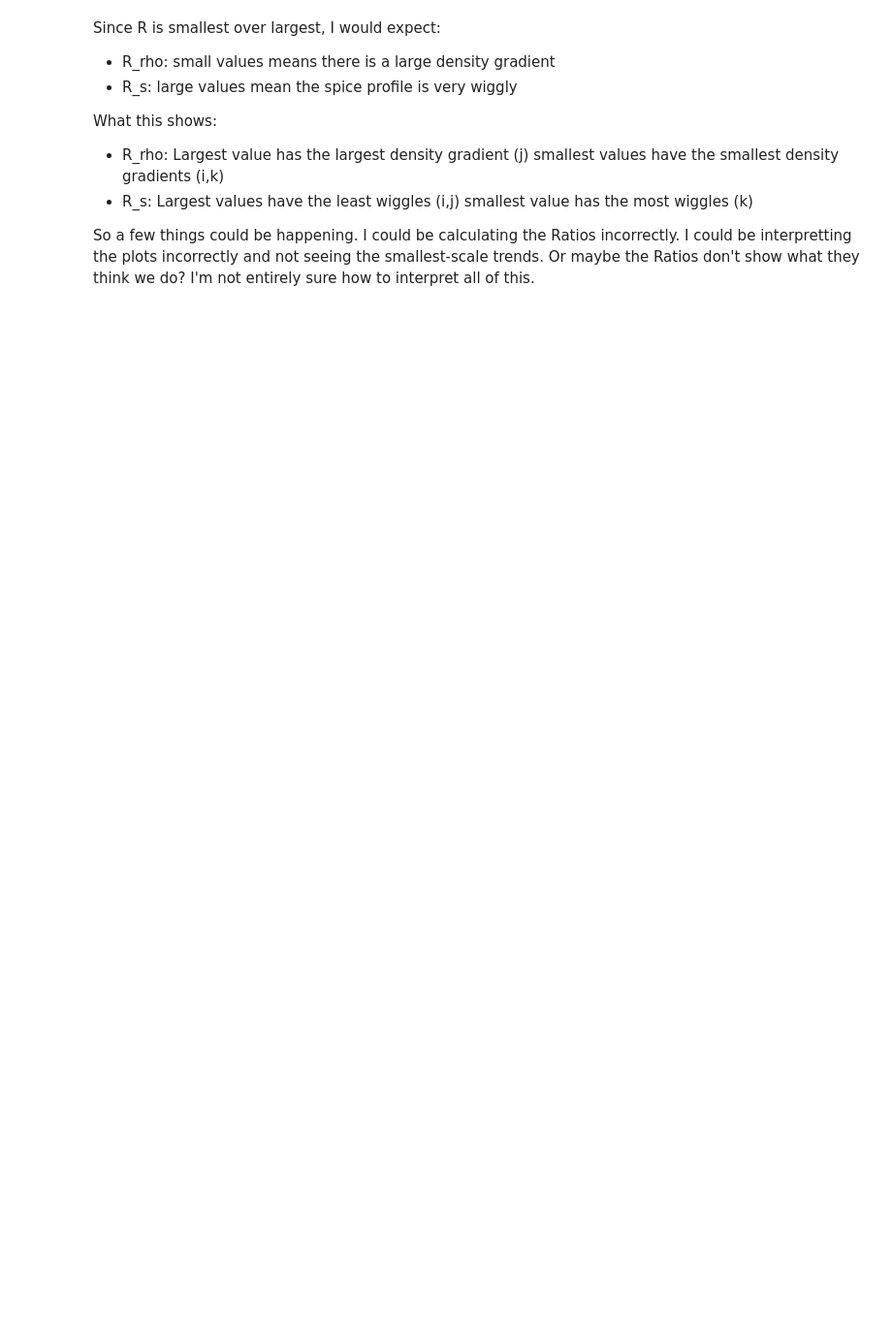
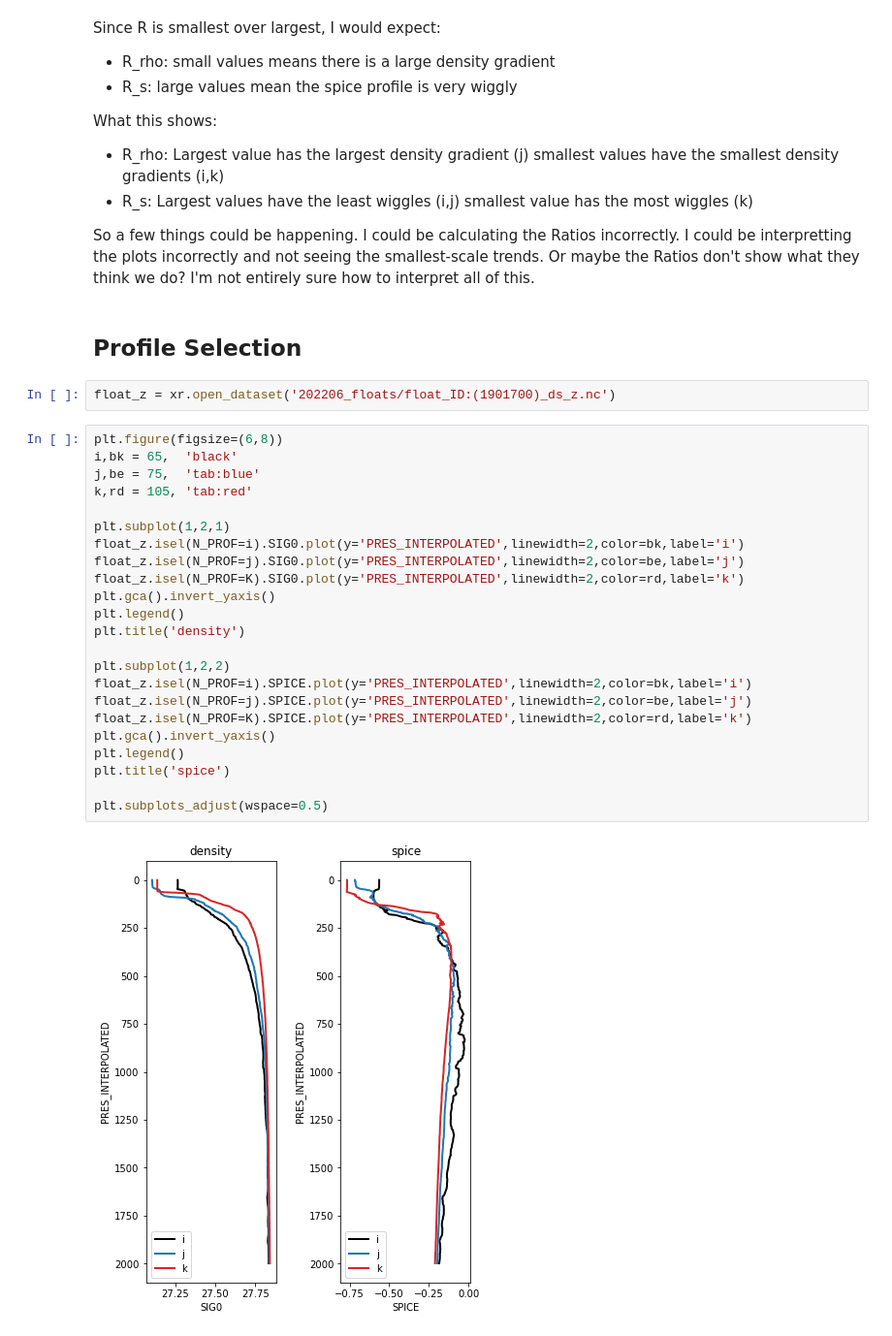
Before and after one commit to ocean-transport/argo-intern, a Jupyter notebook: argo_mult_scale.ipynb, the cells around one changed output. Shown at 97% size. Cells and saved outputs as stored; diff of their text form; blank space fills up the shorter version.

```diff
--- a/argo_mult_scale.ipynb
+++ b/argo_mult_scale.ipynb
@@ -195,3 +178,32 @@ What this shows:
 - R_s: Largest values have the least wiggles (i,j) smallest value has the most wiggles (k)
 
 So a few things could be happening. I could be calculating the Ratios incorrectly. I could be interpretting the plots incorrectly and not seeing the smallest-scale trends. Or maybe the Ratios don't show what they think we do? I'm not entirely sure how to interpret all of this.
+# %% [markdown]
+## Profile Selection
+# %%
+float_z = xr.open_dataset('202206_floats/float_ID:(1901700)_ds_z.nc')
+# %%
+plt.figure(figsize=(6,8))
+i,bk = 65,  'black'
+j,be = 75,  'tab:blue'
+k,rd = 105, 'tab:red'
+
+plt.subplot(1,2,1)
+float_z.isel(N_PROF=i).SIG0.plot(y='PRES_INTERPOLATED',linewidth=2,color=bk,label='i')
+float_z.isel(N_PROF=j).SIG0.plot(y='PRES_INTERPOLATED',linewidth=2,color=be,label='j')
+float_z.isel(N_PROF=K).SIG0.plot(y='PRES_INTERPOLATED',linewidth=2,color=rd,label='k')
+plt.gca().invert_yaxis()
+plt.legend()
+plt.title('density')
+
+plt.subplot(1,2,2)
+float_z.isel(N_PROF=i).SPICE.plot(y='PRES_INTERPOLATED',linewidth=2,color=bk,label='i')
+float_z.isel(N_PROF=j).SPICE.plot(y='PRES_INTERPOLATED',linewidth=2,color=be,label='j')
+float_z.isel(N_PROF=K).SPICE.plot(y='PRES_INTERPOLATED',linewidth=2,color=rd,label='k')
+plt.gca().invert_yaxis()
+plt.legend()
+plt.title('spice')
+
+plt.subplots_adjust(wspace=0.5)
+# %% [output]
+[figure, added]
```
Also changed, not shown: parts of 12 cells of this notebook, 1 other file.
